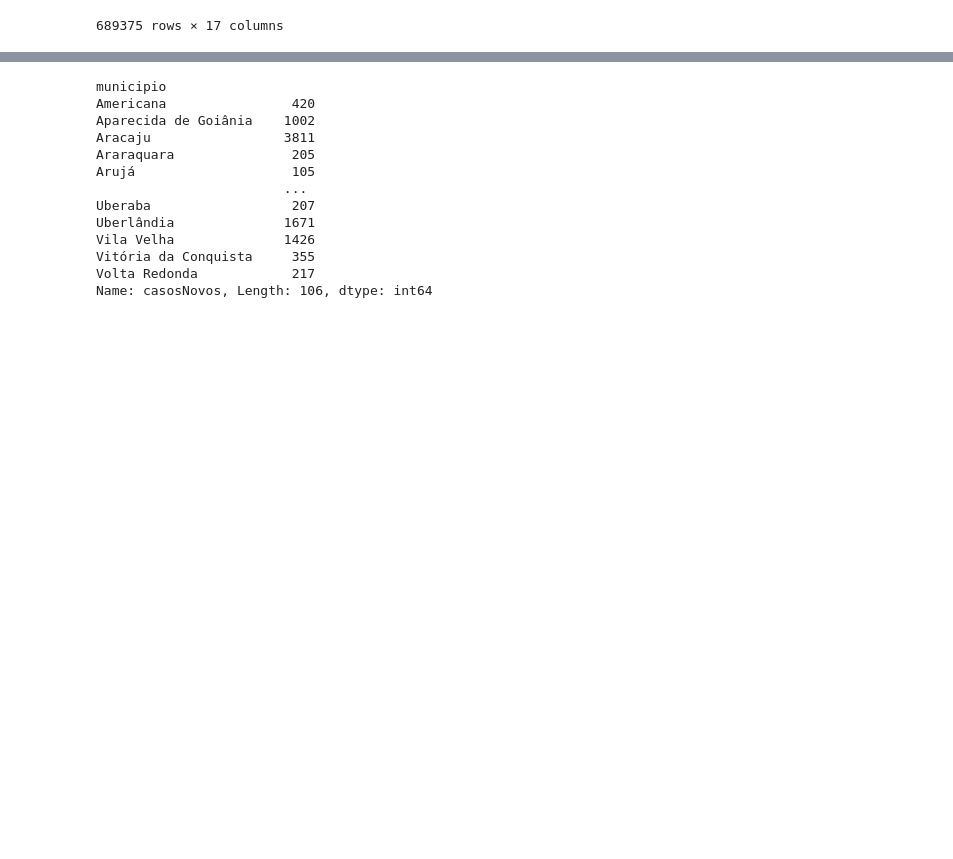
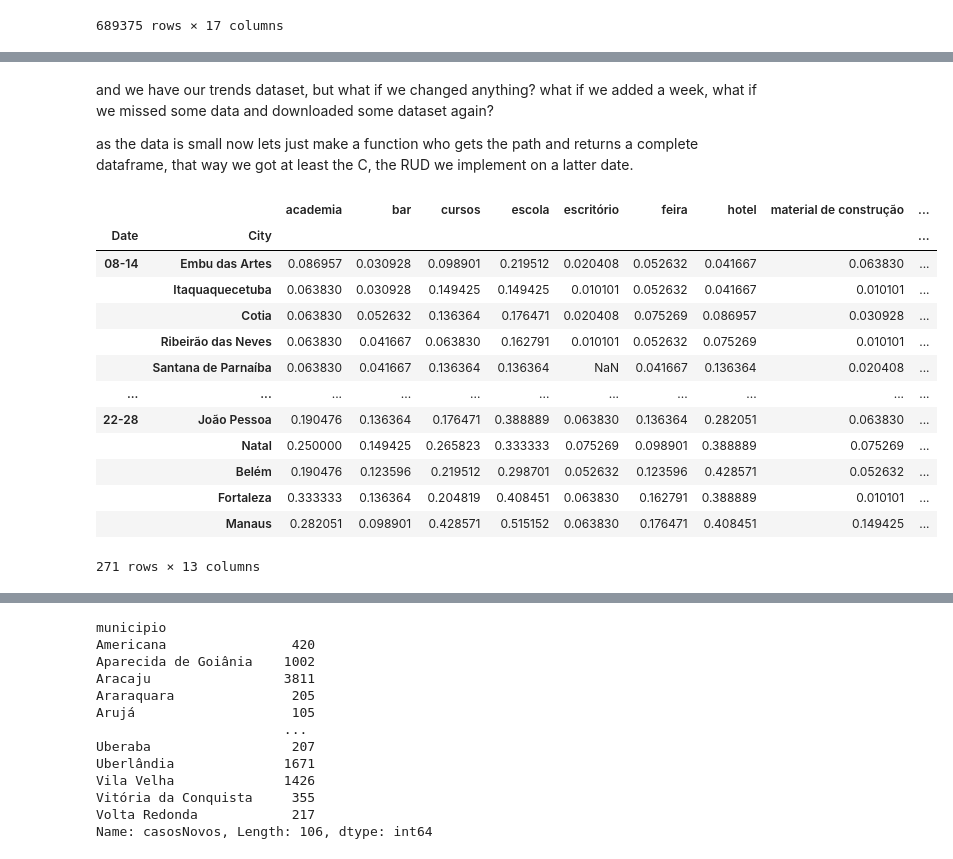
Before and after one commit to TMKlautau/santander_hackathon, a Jupyter notebook: Data_cleaning.ipynb, the cells around one changed output, grey strips where cells are left out. Cells and saved outputs as stored; diff of their text form; code cells hidden in the pictures; blank space fills up the shorter version.

Commit message:
added text explanation for the df_trends and creating a function for easy inclusion of new terms

```diff
--- a/Data_cleaning.ipynb
+++ b/Data_cleaning.ipynb
@@ -166,3 +242,54 @@ df_trends
 |  | Fortaleza | 0.333333 | 0.136364 | 0.204819 | 0.408451 | 0.063830 | 0.162791 | 0.388889 | 0.010101 | ... |
 |  | Manaus | 0.282051 | 0.098901 | 0.428571 | 0.515152 | 0.063830 | 0.176471 | 0.408451 | 0.149425 | ... |
 271 rows × 13 columns
+# %% [markdown]
+and we have our trends dataset, but what if we changed anything? what if we added a week, what if we missed some data and downloaded some dataset again?
+
+as the data is small now lets just make a function who gets the path and returns a complete dataframe, that way we got at least the C, the RUD we implement on a latter date.
+# %%
+def create_df_trends_by_month(path:str) -> pd.DataFrame:
+    '''
+    Returns the complete trends dataframe with all the data present on the path argument
+
+    Parameters:
+        path (str): The path that contains the data delimited folders, at the moment the folders named as 'i-j' where i is the start date and j is the end date, both inclusive
+
+    Returns:
+        pd.Dataframe: the dataframe with all the data on the path given
+
+    '''
+    dfs = {}
+    for folder in os.listdir(path):
+        dfs[folder] = pd.DataFrame()
+        for file_name in os.listdir(path + folder):
+            with open(path+folder+'/'+file_name) as file:
+                file.readline()
+                df_keyword = pd.read_csv(file,delimiter=',',index_col=0)
+                dfs[folder][file_name.split('.')[0]] = df_keyword.iloc[:,1].str.replace(r'\D', '').astype(float)/df_keyword.iloc[:,0].str.replace(r'\D', '').astype(float)
+    df_trends = pd.DataFrame()
+    for i in dfs:
+        aux_df = dfs[i].reset_index()
+        aux_df['Date'] = i
+        aux_df['_start_day'], aux_df['_end_day'] = i.split('-')
+        df_trends = df_trends.append(aux_df, ignore_index=True)
+    df_trends.set_index(['Date', 'City'], inplace=True)
+    return df_trends
+# %%
+df_trends = create_df_trends_by_month(path)
+# %%
+df_trends
+# %% [output]
+|  |  | academia | bar | cursos | escola | escritório | feira | hotel | material de construção | ... |
+| Date | City |  |  |  |  |  |  |  |  | ... |
+| 08-14 | Embu das Artes | 0.086957 | 0.030928 | 0.098901 | 0.219512 | 0.020408 | 0.052632 | 0.041667 | 0.063830 | ... |
+|  | Itaquaquecetuba | 0.063830 | 0.030928 | 0.149425 | 0.149425 | 0.010101 | 0.052632 | 0.041667 | 0.010101 | ... |
+|  | Cotia | 0.063830 | 0.052632 | 0.136364 | 0.176471 | 0.020408 | 0.075269 | 0.086957 | 0.030928 | ... |
+|  | Ribeirão das Neves | 0.063830 | 0.041667 | 0.063830 | 0.162791 | 0.010101 | 0.052632 | 0.075269 | 0.010101 | ... |
+|  | Santana de Parnaíba | 0.063830 | 0.041667 | 0.136364 | 0.136364 | NaN | 0.041667 | 0.136364 | 0.020408 | ... |
+| ... | ... | ... | ... | ... | ... | ... | ... | ... | ... | ... |
+| 22-28 | João Pessoa | 0.190476 | 0.136364 | 0.176471 | 0.388889 | 0.063830 | 0.136364 | 0.282051 | 0.063830 | ... |
+|  | Natal | 0.250000 | 0.149425 | 0.265823 | 0.333333 | 0.075269 | 0.098901 | 0.388889 | 0.075269 | ... |
+|  | Belém | 0.190476 | 0.123596 | 0.219512 | 0.298701 | 0.052632 | 0.123596 | 0.428571 | 0.052632 | ... |
+|  | Fortaleza | 0.333333 | 0.136364 | 0.204819 | 0.408451 | 0.063830 | 0.162791 | 0.388889 | 0.010101 | ... |
+|  | Manaus | 0.282051 | 0.098901 | 0.428571 | 0.515152 | 0.063830 | 0.176471 | 0.408451 | 0.149425 | ... |
+271 rows × 13 columns
```
Also changed, not shown: parts of 33 cells of this notebook, 13 other files.
